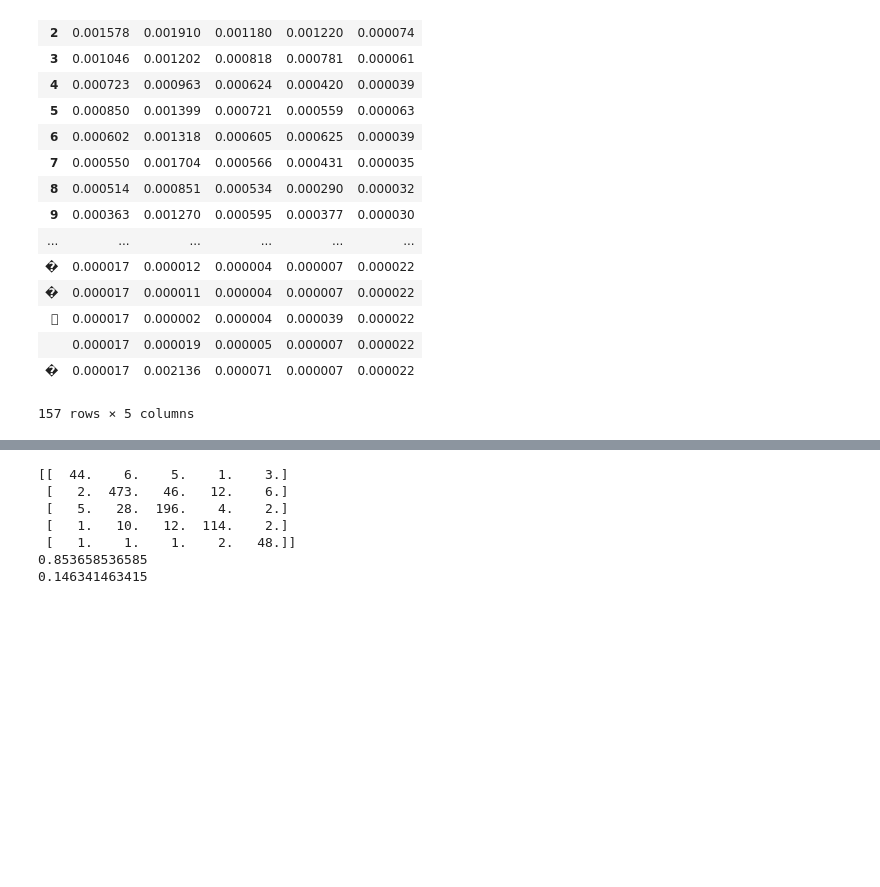
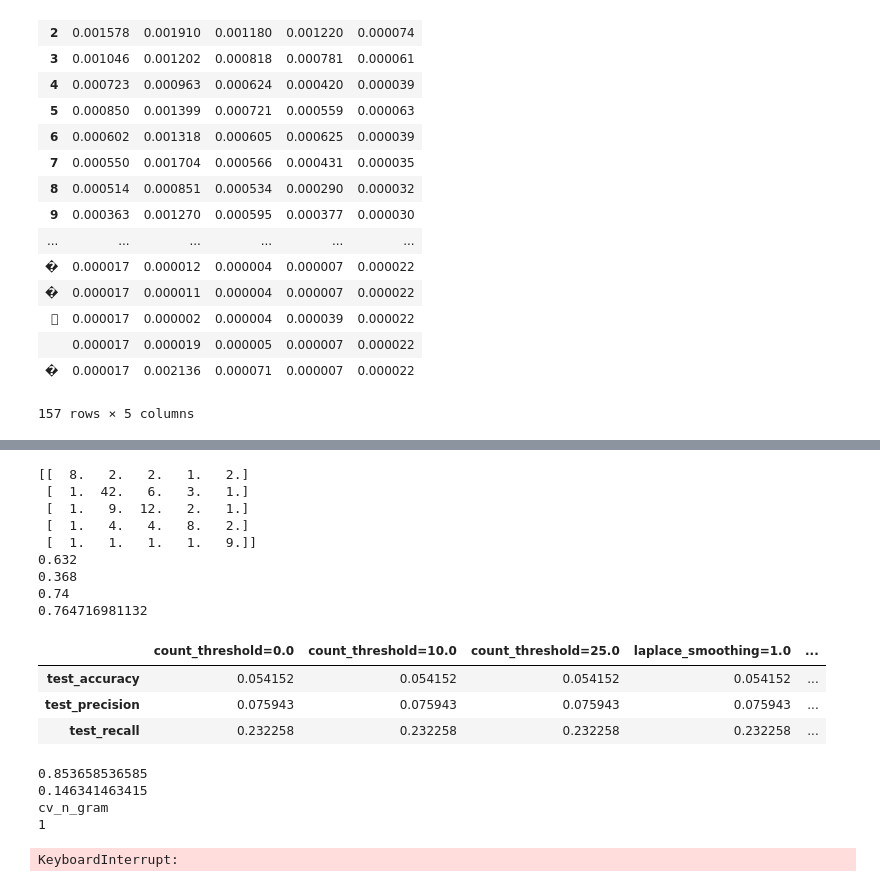
Before and after one commit to wornbb/COMP551P2, a Jupyter notebook: NaiveBayesClassifier.ipynb, the cells around one changed output, grey strips where cells are left out. Saved outputs shown, nothing was run; the diff lists cells and outputs as text; code cells hidden in the pictures; blank space fills up the shorter version.

Commit message:
Switch to train-test splits.

```diff
--- a/NaiveBayesClassifier.ipynb
+++ b/NaiveBayesClassifier.ipynb
@@ -165,6 +167,6 @@ len(nbayes.likelihood_)
 # %%
-true_x = X_train[200000:201000]
-true_y = Y_train[200000:201000]
+true_x = X_train[250000:250100]
+true_y = Y_train[250000:250100]
 pred_y = nbayes.predict(true_x)
 
 loss = np.full((5,5), 1.0)
@@ -177,11 +179,15 @@ FNR = 1 - TPR
 print(loss)
 print(TPR)
 print(FNR)
+print(accuracy_score(pred_y, true_y))
+print(precision_score(pred_y, true_y, average = 'macro'))
 # %% [output]
-[[  44.    6.    5.    1.    3.]
- [   2.  473.   46.   12.    6.]
- [   5.   28.  196.    4.    2.]
- [   1.   10.   12.  114.    2.]
- [   1.    1.    1.    2.   48.]]
-0.853658536585
-0.146341463415
+[[  8.   2.   2.   1.   2.]
+ [  1.  42.   6.   3.   1.]
+ [  1.   9.  12.   2.   1.]
+ [  1.   4.   4.   8.   2.]
+ [  1.   1.   1.   1.   9.]]
+0.632
+0.368
+0.74
+0.764716981132
@@ -188,4 +231,28 @@ print(FNR)
+# %%
+for i in [1, 2, 3]:
+    k = "n_gram={}".format(i)
+    v = train_test_split_model(NaiveBayesClassifier(n_gram=i), xx, yy)
+    tts_scores[k] = v
+# %%
+for i in [1., 10.]:
+    k = "laplace_smoothing={}".format(i)
+    v = train_test_split_model(NaiveBayesClassifier(laplace_smoothing=i), xx, yy)
+    tts_scores[k] = v
+# %%
+for i in [1, 10, 25]:
+    k = "count_threshold={}".format(i)
+    v = train_test_split_model(NaiveBayesClassifier(count_threshold=i), xx, yy)
+    tts_scores[k] = v
+# %%
+pd.DataFrame(tts_scores)
+# %% [output]
+|  | count_threshold=0.0 | count_threshold=10.0 | count_threshold=25.0 | laplace_smoothing=1.0 | ... |
+| test_accuracy | 0.054152 | 0.054152 | 0.054152 | 0.054152 | ... |
+| test_precision | 0.075943 | 0.075943 | 0.075943 | 0.075943 | ... |
+| test_recall | 0.232258 | 0.232258 | 0.232258 | 0.232258 | ... |
 # %%
+#### K FOLD IS TOO SLOW
+
 import numpy as np
 from sklearn.model_selection import KFold
 from sklearn.cross_validation import cross_val_score
@@ -194,14 +261,8 @@ from sklearn.metrics import accuracy_score, precision_score, recall_score
 
 import random
 
-xx = X_train[:500]
-yy = Y_train[:500]
-
-
-TPR = loss.trace() / loss.sum()
-FNR = 1 - TPR
-print(TPR)
-print(FNR)
+xx = X_train[:1000]
+yy = Y_train[:1000]
 
 scoring = {'acc': 'accuracy',
            'prec_macro': 'precision_macro',
@@ -224,7 +285,7 @@ for i in range(1, 3):
 
 print("cv_laplace_smoothing")
 cv_laplace_smoothing = None
-for i in [1., 10., 50.]:
+for i in [1., 5., 10.]:
     print(i)
     a = cross_validate(NaiveBayesClassifier(laplace_smoothing=i),
                        xx,
@@ -239,7 +300,7 @@ for i in [1., 10., 50.]:
 
 print("cv_count_threshold")
 cv_count_threshold = None
-for i in [0., 10., 50.]:
+for i in [0., 10., 25.]:
     print(i)
     a = cross_validate(NaiveBayesClassifier(count_threshold=i),
                        xx,
@@ -251,6 +312,12 @@ for i in [0., 10., 50.]:
     a_mean = pd.DataFrame(a).mean(axis=0)
     cv_count_threshold = pd.concat((cv_count_threshold,
                                     a_mean.rename("count_threshold={}".format(i))), axis=1)
+# %% [output]
+0.853658536585
+0.146341463415
+cv_n_gram
+1
+KeyboardInterrupt:
 # %%
 print(cv_n_gram)
 print(cv_laplace_smoothing)
```
Also changed, not shown: parts of 5 cells of this notebook.
